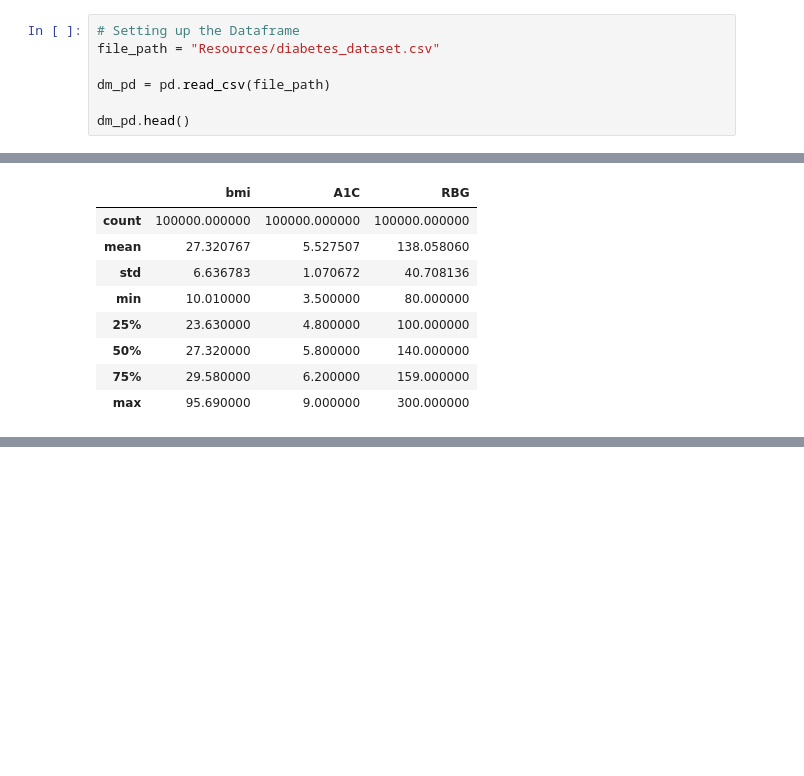
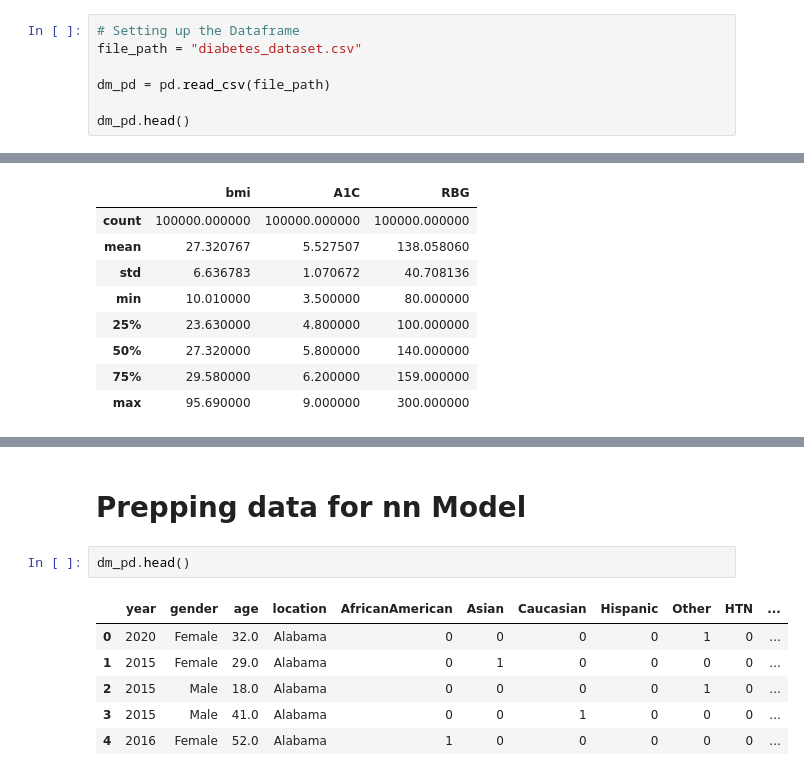
Before and after one commit to ComfyKoala/diabetes-classification, a Jupyter notebook: JV/diabetes_htn.ipynb, the cells around one changed output, grey strips where cells are left out. Drawn from its saved outputs; the diff is of its cells as text; blank space fills up the shorter version.

Commit message:
notebook with first nn model

```diff
--- a/JV/diabetes_htn.ipynb
+++ b/JV/diabetes_htn.ipynb
@@ -4,7 +4,7 @@ import pathlib as Path
 import matplotlib.pyplot as plt
 # %%
 # Setting up the Dataframe
-file_path = "Resources/diabetes_dataset.csv"
+file_path = "diabetes_dataset.csv"
 
 dm_pd = pd.read_csv(file_path)
 
@@ -194,0 +86,11 @@ plt.show()
+# %% [markdown]
+# Prepping data for nn Model
+# %%
+dm_pd.head()
+# %% [output]
+|  | year | gender | age | location | AfricanAmerican | Asian | Caucasian | Hispanic | Other | HTN | ... |
+| 0 | 2020 | Female | 32.0 | Alabama | 0 | 0 | 0 | 0 | 1 | 0 | ... |
+| 1 | 2015 | Female | 29.0 | Alabama | 0 | 1 | 0 | 0 | 0 | 0 | ... |
+| 2 | 2015 | Male | 18.0 | Alabama | 0 | 0 | 0 | 0 | 1 | 0 | ... |
+| 3 | 2015 | Male | 41.0 | Alabama | 0 | 0 | 1 | 0 | 0 | 0 | ... |
+| 4 | 2016 | Female | 52.0 | Alabama | 1 | 0 | 0 | 0 | 0 | 0 | ... |
```
Also changed, not shown: parts of 30 cells of this notebook.
